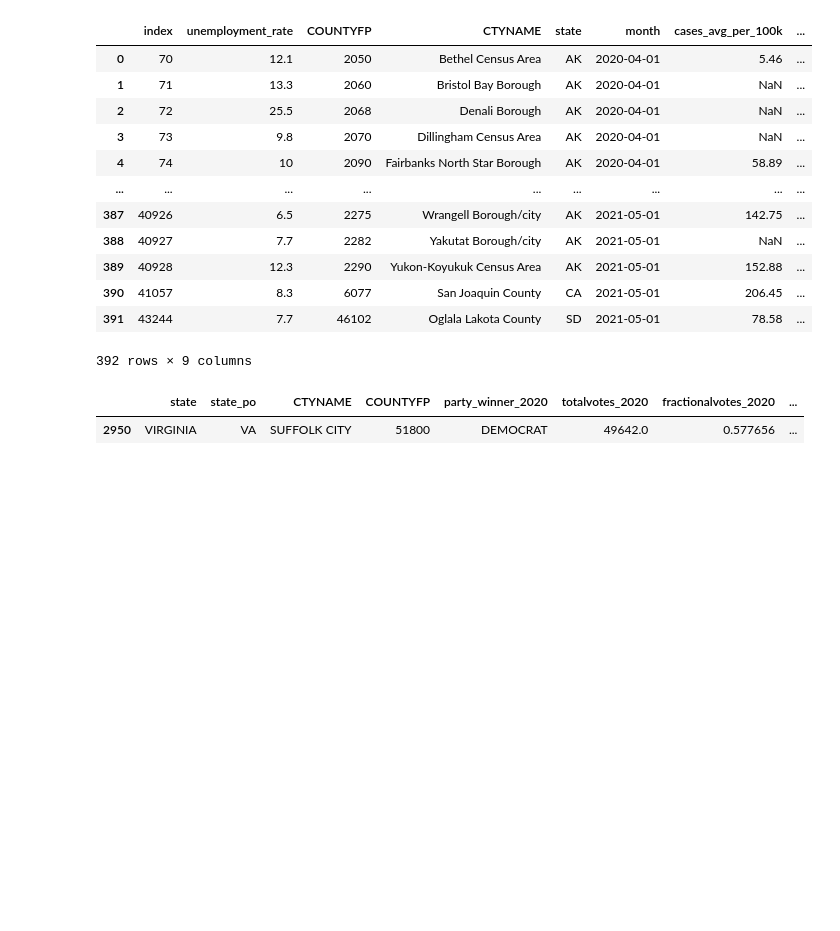
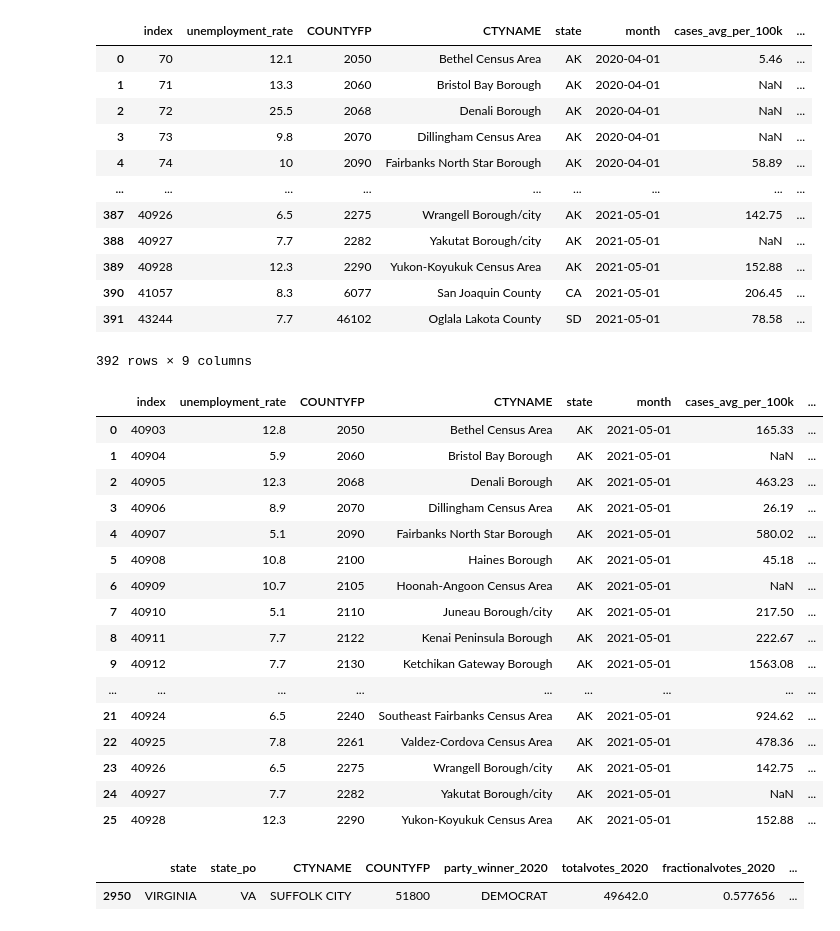
Before and after one commit to sjtalkar/Milestone1BPresidentialElectionAndCovid, a Jupyter notebook: CodeForPresidentialElectionsAndCovid/CovidVsUnemployment.ipynb, the cells around one changed output. Saved outputs shown, nothing was run; the diff lists cells and outputs as text; code cells hidden in the pictures; blank space fills up the shorter version.

Commit message:
advanced unemployment data wrangling

```diff
--- a/CodeForPresidentialElectionsAndCovid/CovidVsUnemployment.ipynb
+++ b/CodeForPresidentialElectionsAndCovid/CovidVsUnemployment.ipynb
@@ -150,6 +150,26 @@ unemployment_covid_df[unemployment_covid_df["party_winner_2020"].isnull()].reset
 | 390 | 41057 | 8.3 | 6077 | San Joaquin County | CA | 2021-05-01 | 206.45 | ... |
 | 391 | 43244 | 7.7 | 46102 | Oglala Lakota County | SD | 2021-05-01 | 78.58 | ... |
 392 rows × 9 columns
+# %%
+unemployment_covid_df[(unemployment_covid_df["party_winner_2020"].isnull()) & (unemployment_covid_df["state"] == "AK") & (unemployment_covid_df["month"] == unemployment_covid_df["month"][0])].reset_index()
+# %% [output]
+|  | index | unemployment_rate | COUNTYFP | CTYNAME | state | month | cases_avg_per_100k | ... |
+| 0 | 40903 | 12.8 | 2050 | Bethel Census Area | AK | 2021-05-01 | 165.33 | ... |
+| 1 | 40904 | 5.9 | 2060 | Bristol Bay Borough | AK | 2021-05-01 | NaN | ... |
+| 2 | 40905 | 12.3 | 2068 | Denali Borough | AK | 2021-05-01 | 463.23 | ... |
+| 3 | 40906 | 8.9 | 2070 | Dillingham Census Area | AK | 2021-05-01 | 26.19 | ... |
+| 4 | 40907 | 5.1 | 2090 | Fairbanks North Star Borough | AK | 2021-05-01 | 580.02 | ... |
+| 5 | 40908 | 10.8 | 2100 | Haines Borough | AK | 2021-05-01 | 45.18 | ... |
+| 6 | 40909 | 10.7 | 2105 | Hoonah-Angoon Census Area | AK | 2021-05-01 | NaN | ... |
+| 7 | 40910 | 5.1 | 2110 | Juneau Borough/city | AK | 2021-05-01 | 217.50 | ... |
+| 8 | 40911 | 7.7 | 2122 | Kenai Peninsula Borough | AK | 2021-05-01 | 222.67 | ... |
+| 9 | 40912 | 7.7 | 2130 | Ketchikan Gateway Borough | AK | 2021-05-01 | 1563.08 | ... |
+| ... | ... | ... | ... | ... | ... | ... | ... | ... |
+| 21 | 40924 | 6.5 | 2240 | Southeast Fairbanks Census Area | AK | 2021-05-01 | 924.62 | ... |
+| 22 | 40925 | 7.8 | 2261 | Valdez-Cordova Census Area | AK | 2021-05-01 | 478.36 | ... |
+| 23 | 40926 | 6.5 | 2275 | Wrangell Borough/city | AK | 2021-05-01 | 142.75 | ... |
+| 24 | 40927 | 7.7 | 2282 | Yakutat Borough/city | AK | 2021-05-01 | NaN | ... |
+| 25 | 40928 | 12.3 | 2290 | Yukon-Koyukuk Census Area | AK | 2021-05-01 | 152.88 | ... |
 # %%
 election_df = getElectionData()
 election_df[election_df["COUNTYFP"]==51800]
```
Also changed, not shown: parts of 2 cells of this notebook, 2 other files.
